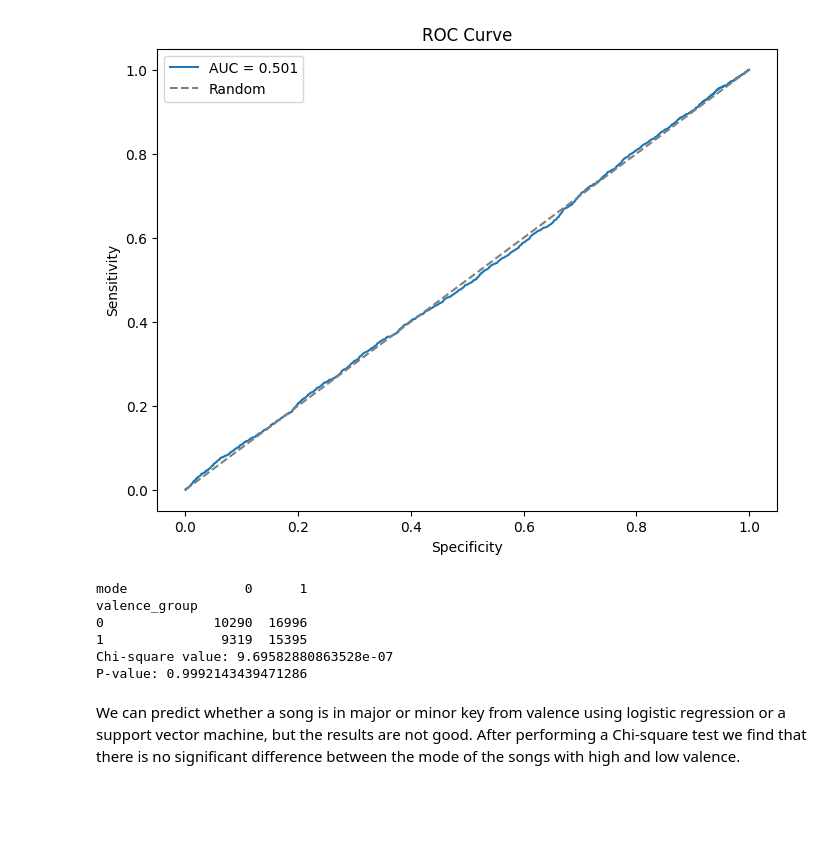
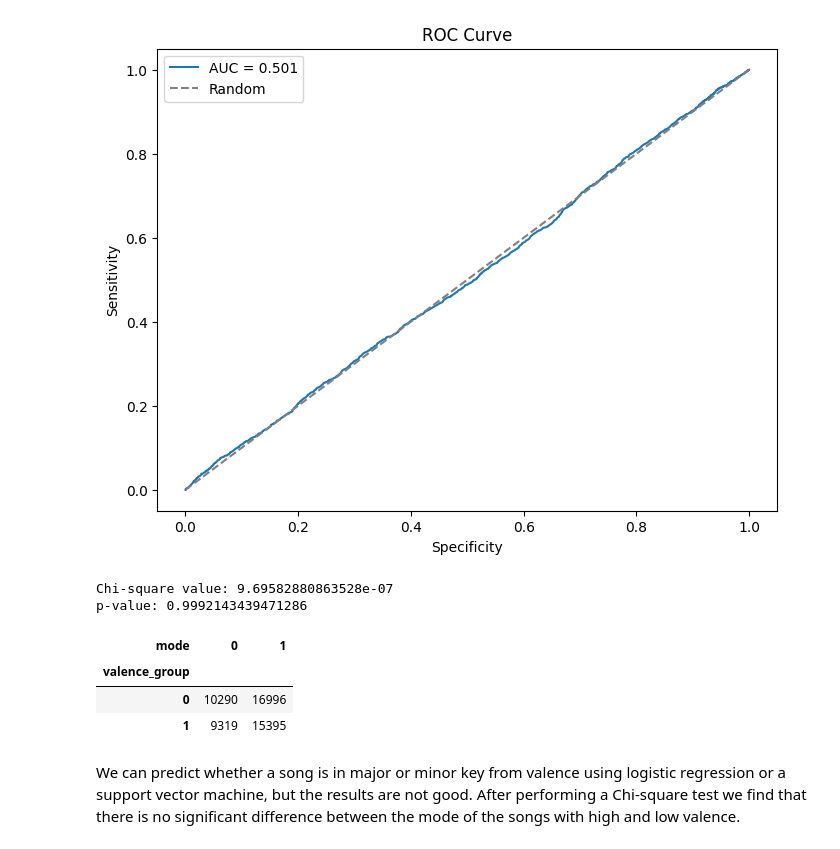
Before and after one commit to HongjinZhu/IDS-Capstone-Project, a Jupyter notebook: capsQ4Q5Q7.ipynb, the cells around one changed output. Saved outputs shown, nothing was run; the diff lists cells and outputs as text; code cells hidden in the pictures; blank space fills up the shorter version.

```diff
--- a/capsQ4Q5Q7.ipynb
+++ b/capsQ4Q5Q7.ipynb
@@ -238,24 +251,25 @@ Best SVM model AUC: 0.5008
 # %%
 from scipy.stats import chi2_contingency
 
 mean_valence = df['valence'].mean()
 df['valence_group'] = df['valence'].apply(lambda x: 1 if x >= mean_valence else 0)
 
 # contingency table
 contingency_table = pd.crosstab(df['valence_group'], df['mode'])
-print(contingency_table)
 
 # chi-square test
 chi2, p, _, _ = chi2_contingency(contingency_table)
 print(f"Chi-square value: {chi2}")
-print(f"P-value: {p}")
+print(f"p-value: {p}")
+
+contingency_table
 # %% [output]
-mode               0      1
-valence_group
-0              10290  16996
-1               9319  15395
 Chi-square value: 9.69582880863528e-07
-P-value: 0.9992143439471286
+p-value: 0.9992143439471286
+| mode | 0 | 1 |
+| valence_group |  |  |
+| 0 | 10290 | 16996 |
+| 1 | 9319 | 15395 |
 # %% [markdown]
 We can predict whether a song is in major or minor key from valence using logistic regression or a support vector machine, but the results are not good.
 After performing a Chi-square test we find that there is no significant difference between the mode of the songs with high and low valence.
```
Also changed, not shown: parts of 2 cells of this notebook, 2 other files.
